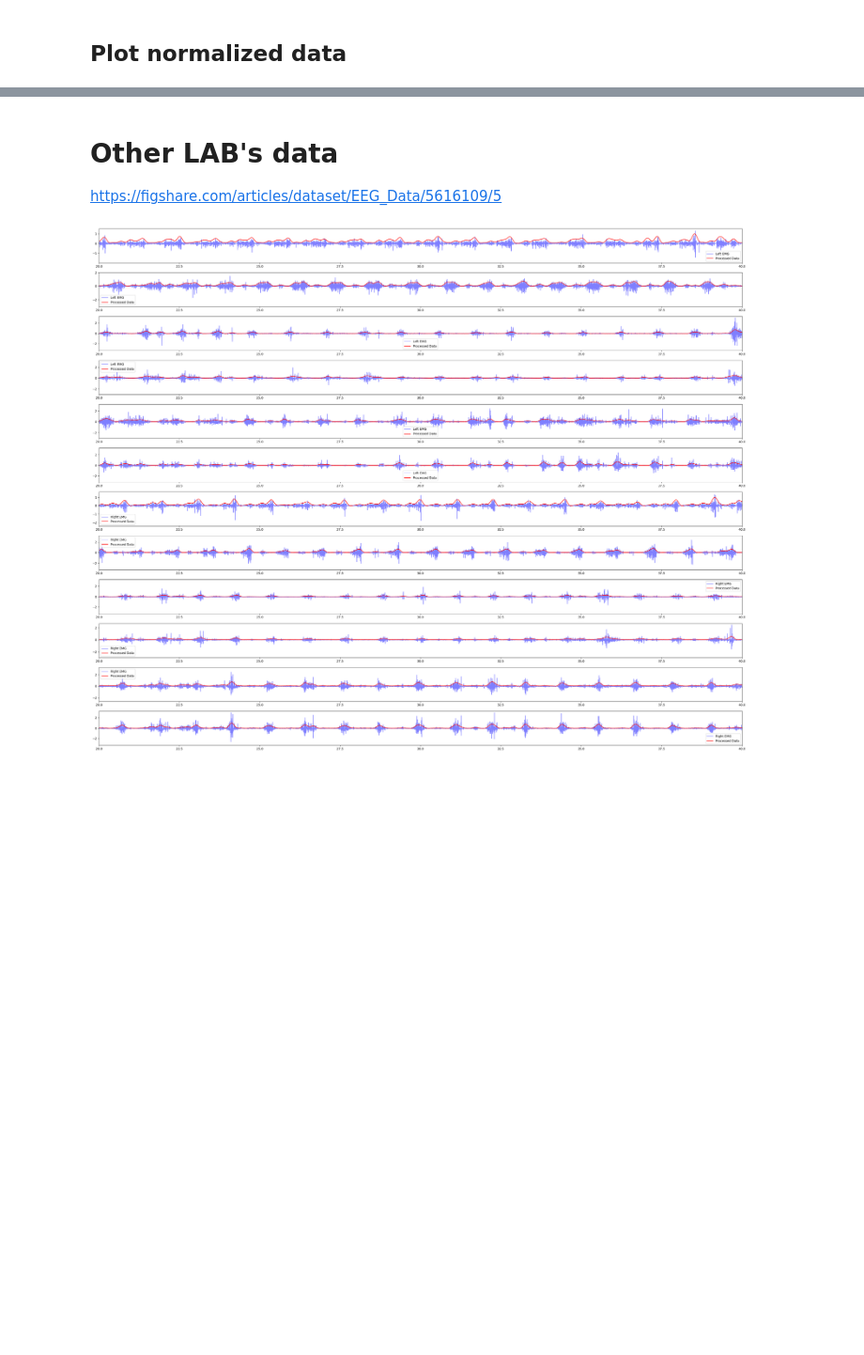
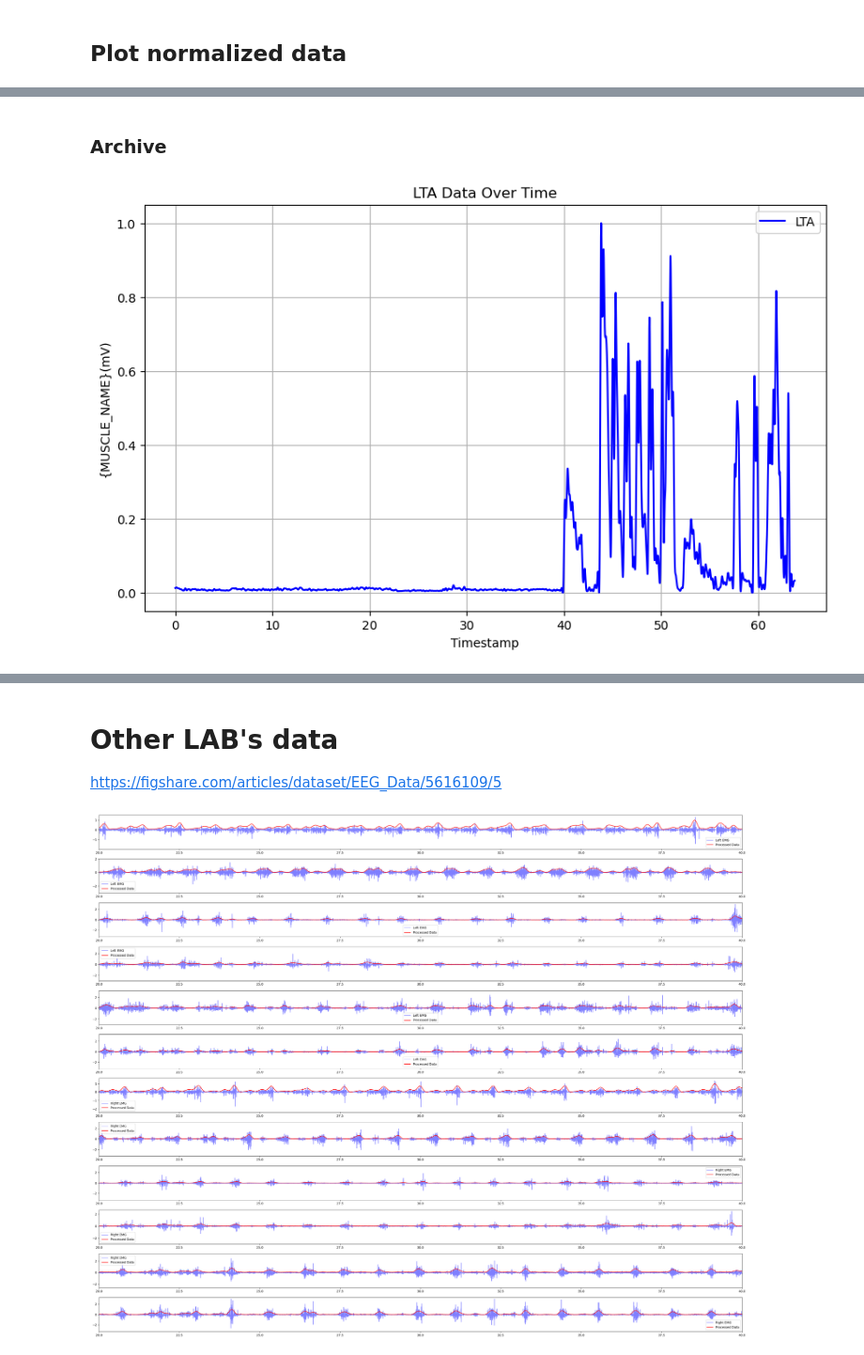
Before and after one commit to eddLai/ExoskeletonPowerAsistance, a Jupyter notebook: simulation/preprocessing/analysis/emg_analysis .ipynb, the cells around one changed output, grey strips where cells are left out. Shown at 94% size. Drawn from its saved outputs; the diff is of its cells as text; code cells hidden in the pictures; blank space fills up the shorter version.

```diff
--- a/simulation/preprocessing/analysis/emg_analysis .ipynb
+++ b/simulation/preprocessing/analysis/emg_analysis .ipynb
@@ -121,0 +77,16 @@ for i in range(2, 2 + RANGE_OF_MUSCLE):
+# %%
+from scipy.io import loadmat
+import matplotlib.pyplot as plt
+import numpy as np
+from scipy.signal import iirnotch, butter, filtfilt
+from simulation.preprocessing.analysis.EMG_class import EMGProcessor
+
+
+RANGE_OF_MUSCLE = 8
+processed_our_data = np.zeros((our_data.shape[0], 2 + RANGE_OF_MUSCLE), dtype=float)
+
+processor = EMGProcessor()
+processed_our_data[:, :2] = our_data.iloc[:, :2]
+for i in range(2, 2 + RANGE_OF_MUSCLE):
+    column_data = pd.to_numeric(our_data.iloc[:, i], errors='coerce').fillna(0)
+    processed_our_data[:, i] = processor.process(column_data)
@@ -255,0 +276,19 @@ for i in range(2, 2 + RANGE_OF_MUSCLE):
+# %% [markdown]
+### Archive
+# %%
+import matplotlib.pyplot as plt
+time_data = normed_our_data[:, 0]
+
+MUSCLE_NAME = 'LTA'
+muscle_data = normed_our_data[:, col2index[MUSCLE_NAME]]
+
+plt.figure(figsize=(10, 6))
+plt.plot(time_data, muscle_data, label=MUSCLE_NAME, color='b')
+plt.title(f'{MUSCLE_NAME} Data Over Time')
+plt.xlabel(our_data.columns[0])
+plt.ylabel(f"{{MUSCLE_NAME}}(mV)")
+plt.legend()
+plt.grid(True)
+plt.show()
+# %% [output]
+[figure, added]
```
Also changed, not shown: parts of 12 cells of this notebook, 3 other files.
